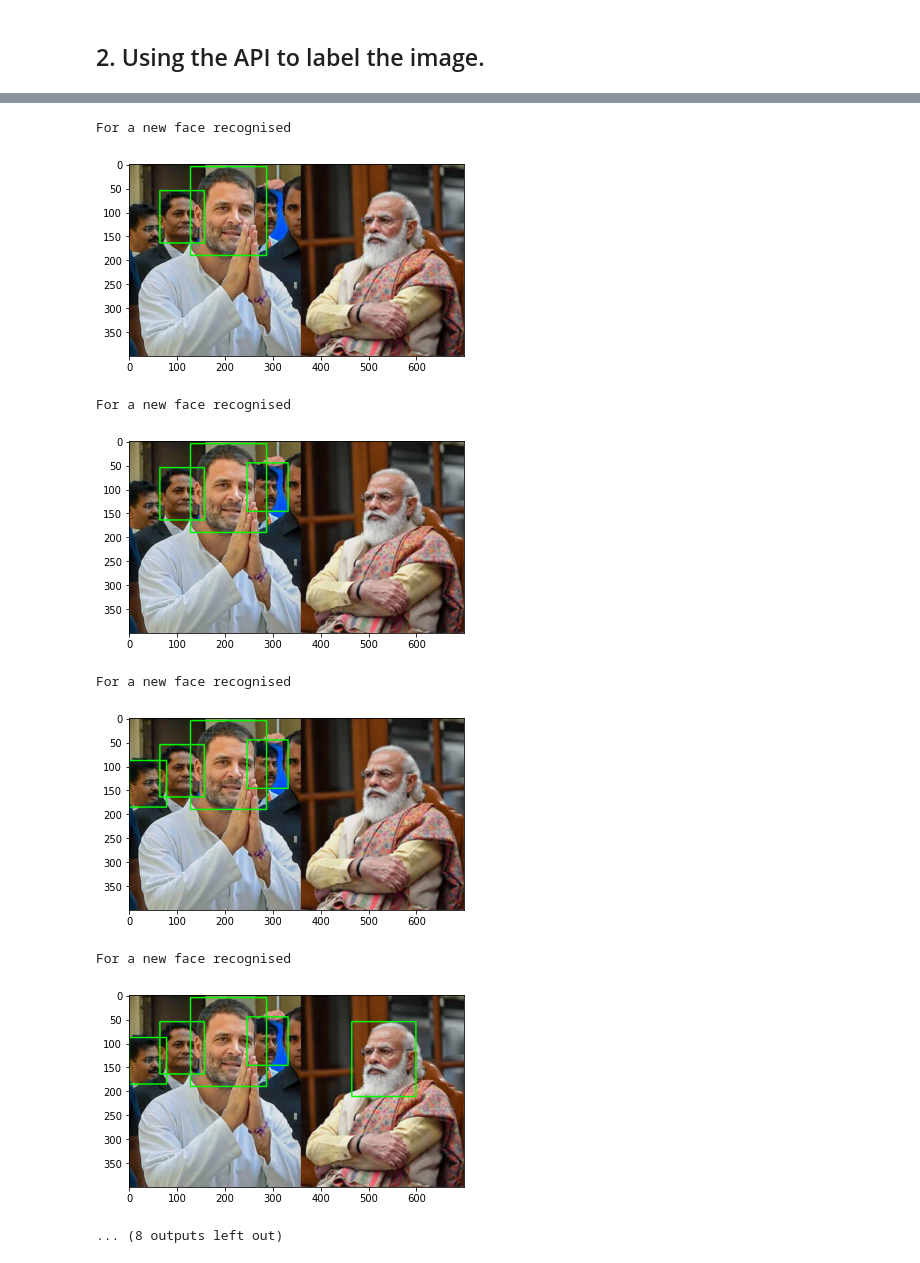
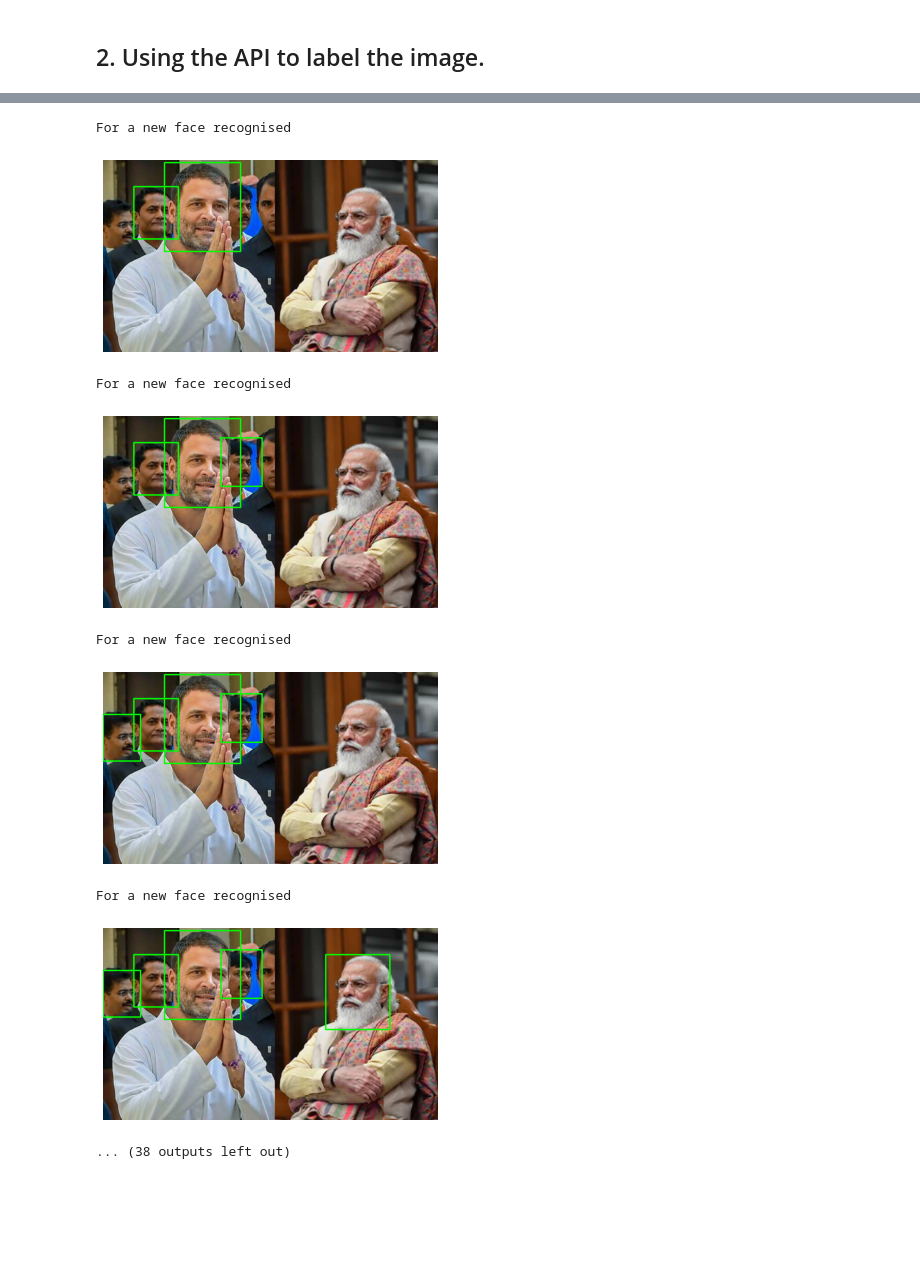
Before and after one commit to Jay0774/SDE, a Jupyter notebook: Assignment2/Task3/SDE_A2_Task3.ipynb, the cells around one changed output, grey strips where cells are left out. Cells and saved outputs as stored; diff of their text form; code cells hidden in the pictures; blank space fills up the shorter version.

```diff
--- a/Assignment2/Task3/SDE_A2_Task3.ipynb
+++ b/Assignment2/Task3/SDE_A2_Task3.ipynb
@@ -84,7 +92,7 @@ Image Number 3  has url  https://jay0774.github.io/IMAGES/ASSETS/IMAGES/img_03.j
 # %% [markdown]
 ## 2. Using the API to label the image.
 # %%
-for i in image_list[:3]:
+for i in image_list:
   # creating the client for Image Annotations
   client = vision.ImageAnnotatorClient()
   url_base = url
@@ -130,6 +138,7 @@ for i in image_list[:3]:
       cv2.rectangle(im, (x1,y1), (x2,y2),(0,255,0), 2)
       # showing the image using the matplotlib bibrary
       imgplot = plt.imshow(im)
+      plt.axis('off')
       plt.show()
   print('\n')
 
@@ -152,6 +161,7 @@ for i in image_list[:3]:
         cv2.rectangle(im, (x1,y1), (x2,y2),(0,255,0), 2)
         # showing the image using the matplotlib bibrary
         imgplot = plt.imshow(im)
+        plt.axis('off')
         plt.show()
   print('\n\n')
 # %% [output]
@@ -194,9 +204,9 @@ For a new face recognised
 For a new face recognised
-[figure, old version]
+[figure, new version]
 For a new face recognised
-[figure, old version]
+[figure, new version]
 For a new face recognised
-[figure, old version]
+[figure, new version]
 For a new face recognised
-[figure, old version]
+[figure, new version]
-... (8 outputs left out)
+... (38 outputs left out)
```
Also changed, not shown: parts of 9 cells of this notebook, 3 other files.
